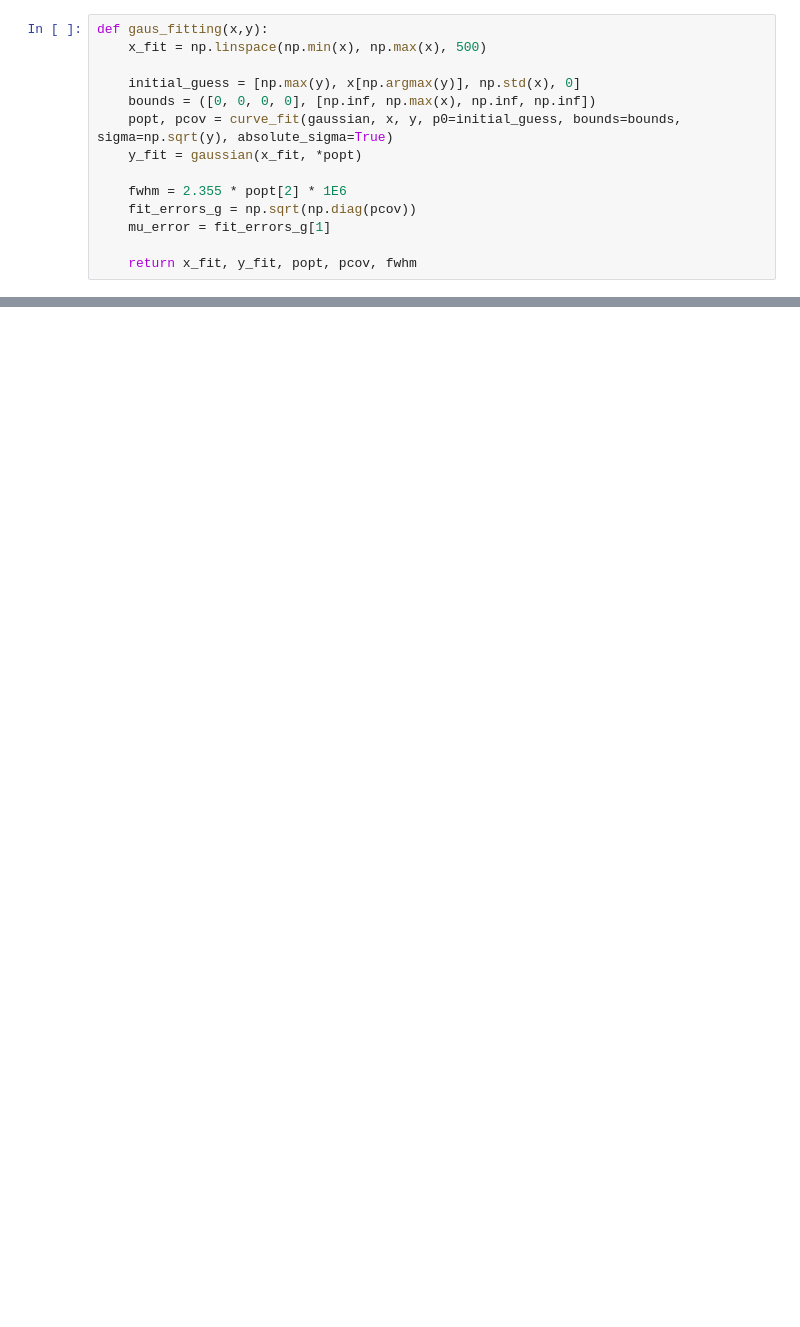
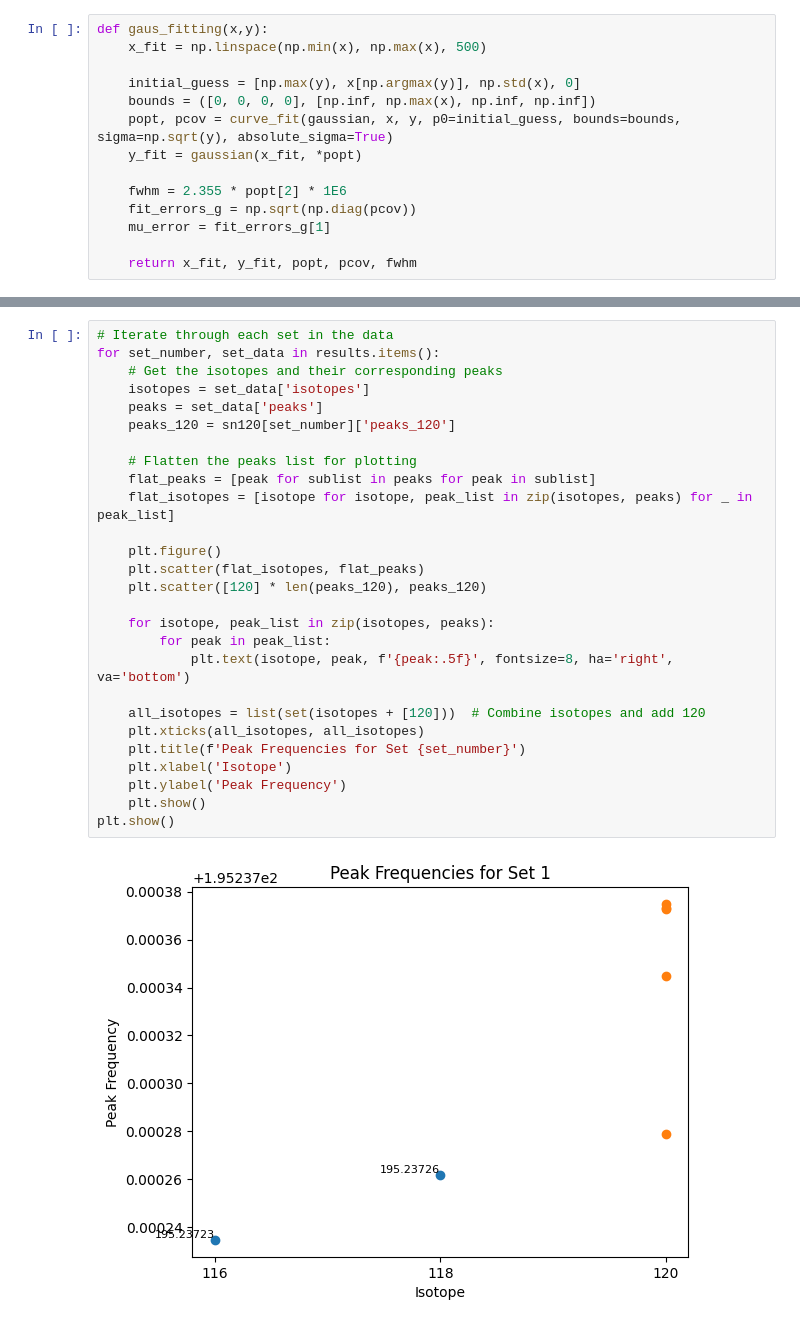
Before and after one commit to mirhex-toldex/desiree_analysis, a Jupyter notebook: Snanalysis2025.ipynb, the cells around one changed output, grey strips where cells are left out. Drawn from its saved outputs; the diff is of its cells as text; blank space fills up the shorter version.

```diff
--- a/Snanalysis2025.ipynb
+++ b/Snanalysis2025.ipynb
@@ -143,0 +272,29 @@ single_set()
+# %%
+# Iterate through each set in the data
+for set_number, set_data in results.items():
+    # Get the isotopes and their corresponding peaks
+    isotopes = set_data['isotopes']
+    peaks = set_data['peaks']
+    peaks_120 = sn120[set_number]['peaks_120']
+
+    # Flatten the peaks list for plotting
+    flat_peaks = [peak for sublist in peaks for peak in sublist]
+    flat_isotopes = [isotope for isotope, peak_list in zip(isotopes, peaks) for _ in peak_list]
+
+    plt.figure()
+    plt.scatter(flat_isotopes, flat_peaks)
+    plt.scatter([120] * len(peaks_120), peaks_120)
+
+    for isotope, peak_list in zip(isotopes, peaks):
+        for peak in peak_list:
+            plt.text(isotope, peak, f'{peak:.5f}', fontsize=8, ha='right', va='bottom')
+
+    all_isotopes = list(set(isotopes + [120]))  # Combine isotopes and add 120
+    plt.xticks(all_isotopes, all_isotopes)
+    plt.title(f'Peak Frequencies for Set {set_number}')
+    plt.xlabel('Isotope')
+    plt.ylabel('Peak Frequency')
+    plt.show()
+plt.show()
+# %% [output]
+[figure, added]
```
Also changed, not shown: parts of 15 cells of this notebook, 1 other file.
